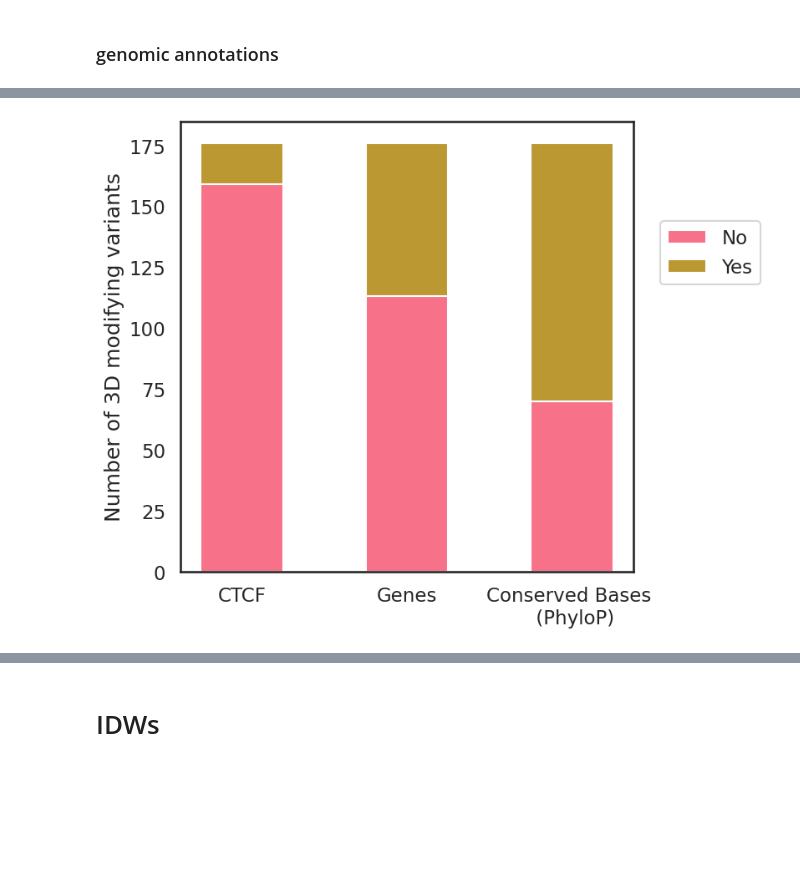
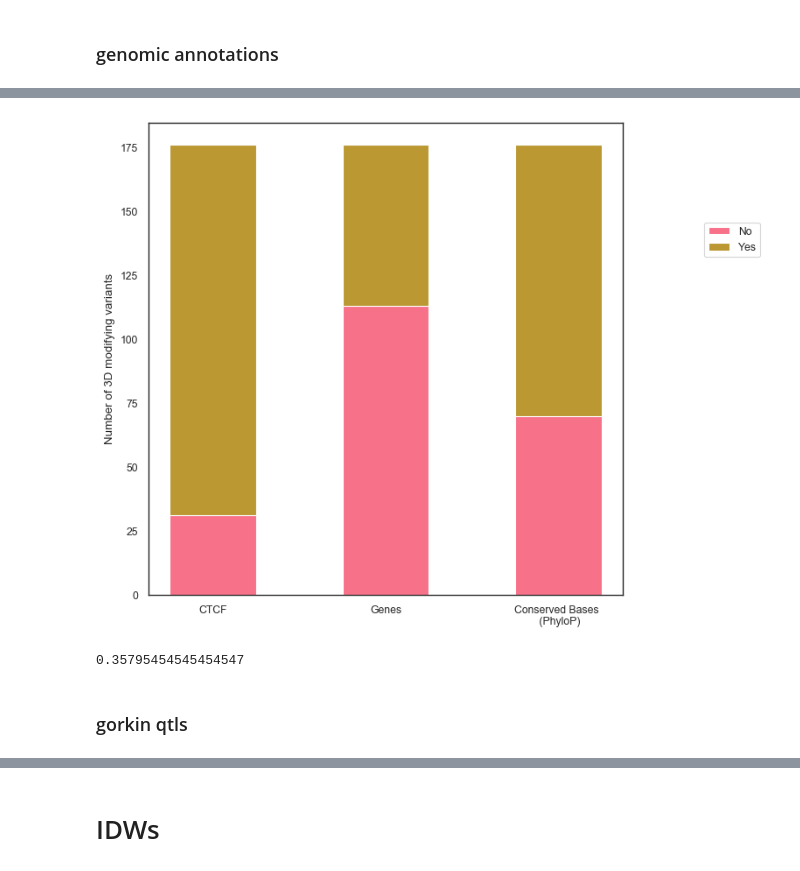
Before and after one commit to erin-n-gilbertson/3DGenome-diversity, a Jupyter notebook: activeNotebooks/insilico_mutagenesis (erin.gilbertson@ucsf.edu).ipynb, the cells around one changed output, grey strips where cells are left out. Saved outputs shown, nothing was run; the diff lists cells and outputs as text; code cells hidden in the pictures; blank space fills up the shorter version.

```diff
--- a/activeNotebooks/insilico_mutagenesis (erin.gilbertson@ucsf.edu).ipynb
+++ b/activeNotebooks/insilico_mutagenesis (erin.gilbertson@ucsf.edu).ipynb
@@ -1,16 +1,16 @@
 # %%
 import pandas as pd
-# import numpy as np
-# import os
-# from pybedtools import BedTool
-# from pybedtools import BedTool
-# import pybedtools
-# import csv
+import numpy as np
+import os
+from pybedtools import BedTool
+from pybedtools import BedTool
+import pybedtools
+import csv
 
 
-# import pickle
-# import matplotlib.pyplot as plt
-# import seaborn as sns
-# sns.set(color_codes=True) # Seaborn desaturates matplotlib colors (this is useful if you use both seaborn and basic matplot lib and want colors to be consistent)
-# import scipy.stats as stats
-# sns.set(palette='husl', context = 'talk', style='white', font_scale=1)
+import pickle
+import matplotlib.pyplot as plt
+import seaborn as sns
+sns.set(color_codes=True) # Seaborn desaturates matplotlib colors (this is useful if you use both seaborn and basic matplot lib and want colors to be consistent)
+import scipy.stats as stats
+sns.set(palette='husl', context = 'paper', style='white', font_scale=1)
@@ -21,9 +19,15 @@ BASE_PATH = "/".join(os.getcwd().split("/")) # base directory level
 
 
 #Wynton
-BIN_PATH = os.path.join(BASE_PATH, "bin")  # where my scripts live
-DATA_PATH = os.path.join(BASE_PATH, "data")  # where I dump new data
-RESULTS_PATH = os.path.join(BASE_PATH, "results")  # where I analyze results
+# BIN_PATH = os.path.join(BASE_PATH, "bin")  # where my scripts live
+# DATA_PATH = os.path.join(BASE_PATH, "data")  # where I dump new data
+# RESULTS_PATH = os.path.join(BASE_PATH, "results")  # where I analyze results
+
+# # Local
+RESULTS_PATH = os.path.join(BASE_PATH, "../../../downloads")
+DATA_PATH = os.path.join(BASE_PATH, "../../../downloads")  # where I dump new data
+COMP_PATH = os.path.join(DATA_PATH,"1KGvsHSMRCA")
+FIG_PATH = '/Users/egilbertson/Library/CloudStorage/Box-Box/UCSF/CapraLab/3DGenome/figures/manuscript'
 # %% [markdown]
 # More divergent than expected
 # %% [markdown]
@@ -851,20 +958,29 @@ mod_vars_annot[mod_vars_annot.phylop<0]
 # %%
 annots = ['CTCF','Genes', 'Conserved Bases \n (PhyloP)']
 #1 = conserved phylop> 0 , 0 = fast evolving, phylop<0
-annot_counts = {'No':[159, 113,70 ], 'Yes': [17,63, 106]}
+annot_counts = {'No':[31, 113,70 ], 'Yes': [145,63, 106]}
 
 width = 0.5
 
 fig, ax = plt.subplots(figsize=(7,7))
 bottom = np.zeros(3)
 
 for boolean, annot_counts in annot_counts.items():
     p = ax.bar(annots, annot_counts, width, label=boolean, bottom=bottom)
     bottom += annot_counts
 
 plt.ylabel('Number of 3D modifying variants')
 ax.legend(loc="best", bbox_to_anchor=(.8, 0., 0.5, 0.8))
 
+
+plt.savefig("%s/ism_common_annotations.svg" % FIG_PATH, bbox_inches = 'tight')
+
 plt.show()
 # %% [output]
-[figure, old version]
+[figure, new version]
+# %%
+63/176
+# %% [output]
+0.35795454545454547
+# %% [markdown]
+### gorkin qtls
```
Also changed, not shown: parts of 61 cells of this notebook, 6 other files.
